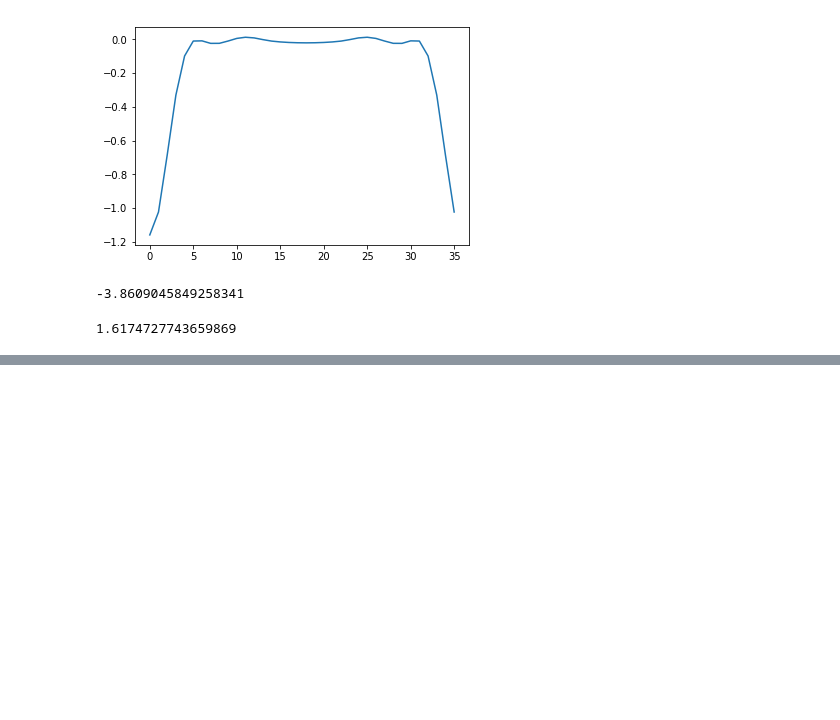
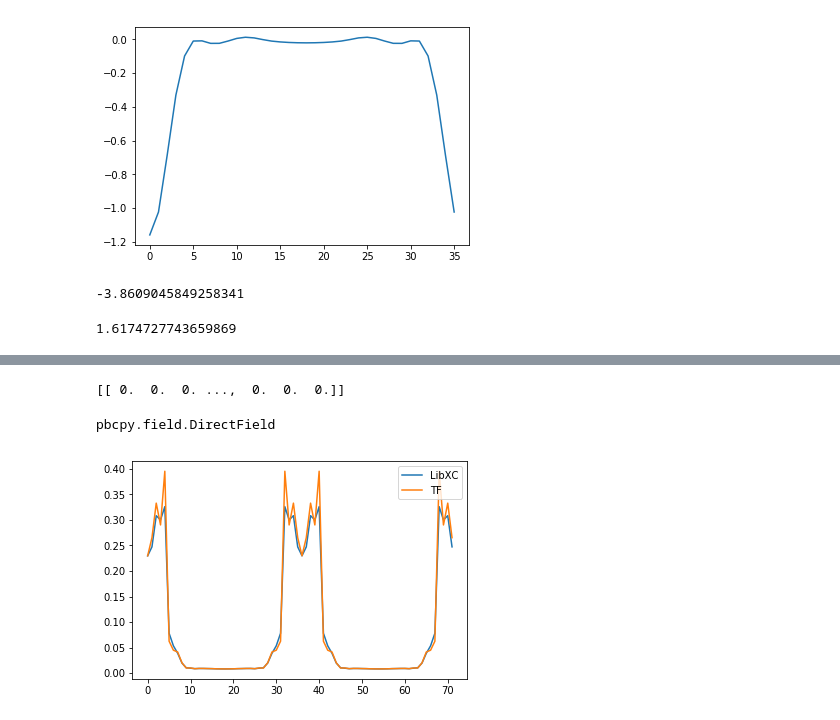
Before and after one commit to alesgenova/pbcpy, a Jupyter notebook: notebooks/Functionals_prototyping.ipynb, the cells around one changed output, grey strips where cells are left out. Saved outputs shown, nothing was run; the diff lists cells and outputs as text; code cells hidden in the pictures; blank space fills up the shorter version.

```diff
--- a/notebooks/Functionals_prototyping.ipynb
+++ b/notebooks/Functionals_prototyping.ipynb
@@ -81,0 +91,2 @@ vonWeizsacker.energydensity.integral()
+# %%
+func = LibXCFunctional('gga_k_tfvw', "unpolarized")
@@ -81,0 +121,5 @@ vonWeizsacker.energydensity.integral()
+# %%
+inp = {
+    "rho": dens_real_space[:,:,:].reshape(np.shape(dens_real_space)[0]*np.shape(dens_real_space)[1]*np.shape(dens_real_space)[2]),
+    "sigma": dens_real_space[:,:,:].sigma()[:,:,:].reshape(np.shape(dens_real_space)[0]*np.shape(dens_real_space)[1]*np.shape(dens_real_space)[2])
+}
@@ -81,0 +136,6 @@ vonWeizsacker.energydensity.integral()
+# %%
+out = func.compute(inp,do_exc=True)
+# %%
+print(out["vrho"]-out2["vrho"])
+# %% [output]
+[[ 0.  0.  0. ...,  0.  0.  0.]]
@@ -81,0 +146,13 @@ vonWeizsacker.energydensity.integral()
+# %%
+type(vsigma)
+# %% [output]
+pbcpy.field.DirectField
+# %%
+TFpvW_LibXC = Get_LibXC_Output(out,dens_real_space)
+# %%
+plt.plot(TFpvW_LibXC.energydensity[0,0,:,0],label=TFpvW_LibXC.name)
+plt.plot(TFpvW.energydensity[0,0,:,0],label=ThomasFermi.name)
+plt.legend()
+plt.show()
+# %% [output]
+[figure, added]
```
Also changed, not shown: parts of 15 cells of this notebook, 5 other files.
